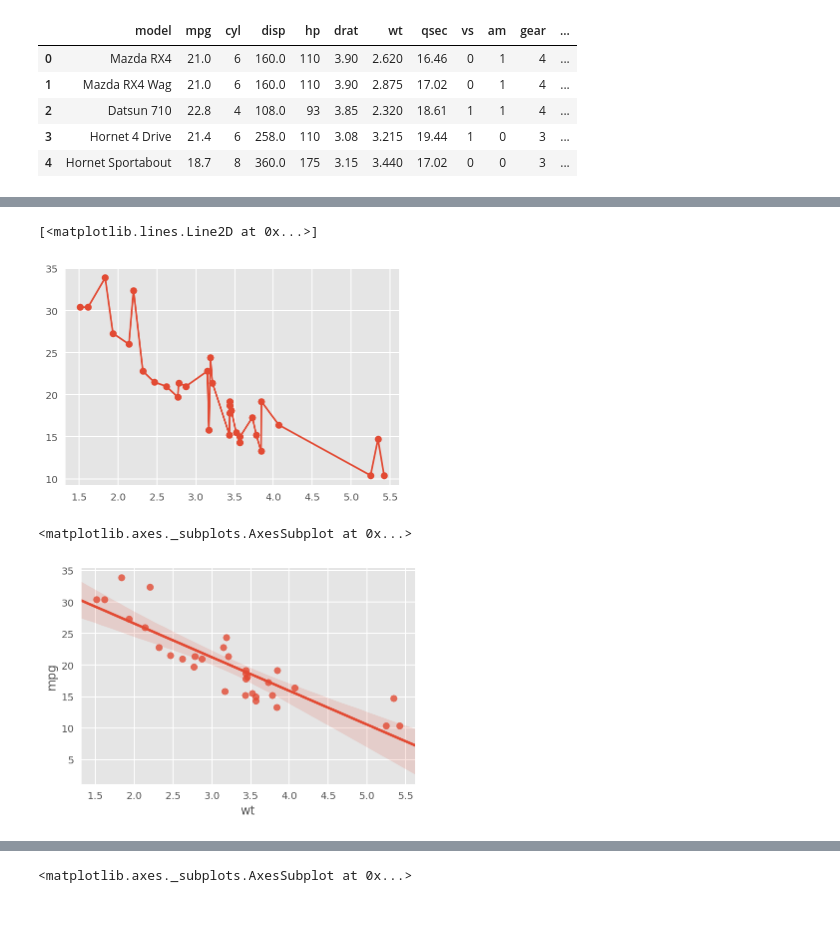
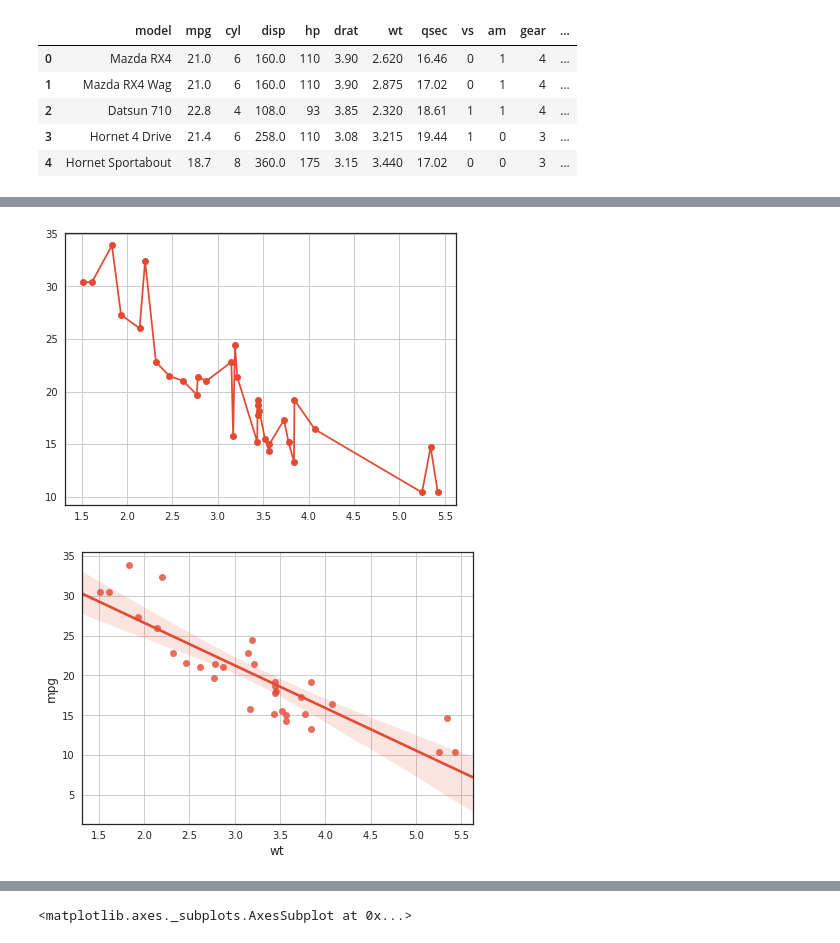
Before and after one commit to stuartzong/notebook, a Jupyter notebook: new_pandas_study.ipynb, the cells around one changed output, grey strips where cells are left out. Cells and saved outputs as stored; diff of their text form; code cells hidden in the pictures; blank space fills up the shorter version.

Commit message:
more notebooks

```diff
--- a/new_pandas_study.ipynb
+++ b/new_pandas_study.ipynb
@@ -481,0 +449,20 @@ plt.close()
+# %%
+# one set of chosen colors
+with plt.style.context("seaborn-whitegrid"):
+    plt.rcParams["axes.edgecolor"] = '0.15'
+    plt.rcParams["axes.linewidth"]  = 1.25
+    fig = plt.figure(facecolor='w')
+    fig, (ax1, ax2) = plt.subplots(2,1, figsize=(6,1))
+
+    clrs1 = ['red', 'green', 'yellow', 'blue', 'orange', 'purple',
+     'cyan', 'magenta', 'lime', 'pink', 'teal', 'lavender', 'brown',
+     'beige', 'maroon', 'olive', 'coral', 'navy', 'grey','#E69F00', 'black']
+
+    ax1.scatter(np.arange(len(clrs1)),[1]*len(clrs1), marker='s',s=200,c=clrs1)
+
+    clrs2 = ["purple", "#E69F00", "#56B4E9", "#009E73", "#F0E442",
+            "#0072B2", "#D55E00", "#CC79A7", "#E41A1C", "#377EB8"]
+    ax2.scatter(np.arange(len(clrs2)),[1]*len(clrs2), marker='s',s=200,c=clrs2)
+
+    plt.show()
+    plt.close()
@@ -528,0 +502,12 @@ pass
+# %%
+f = '/home/szong/projects/development/notebooks/test.csv'
+df.to_csv(f, index=False)
+df = pd.read_csv(f)
+
+# scatter plot
+with plt.style.context("seaborn-whitegrid"):
+    plt.rcParams["axes.edgecolor"] = "0.15"
+    plt.rcParams["axes.linewidth"]  = 1.25
+    fig = plt.figure(facecolor='w')
+    plt.scatter(x = 'wt', y = 'mpg', data = df)
+    pass
@@ -529,16 +516,22 @@ pass
 # %%
 # line plot
-plt.plot('wt', 'mpg', '-o', data = df.sort_values('wt'))
-pass
+with plt.style.context("seaborn-whitegrid"):
+    plt.rcParams["axes.edgecolor"] = "0.15"
+    plt.rcParams["axes.linewidth"]  = 1.25
+    fig = plt.figure(facecolor='w')
+    plt.plot('wt', 'mpg', '-o', data = df.sort_values('wt'))
+    pass
 # %% [output]
-[<matplotlib.lines.Line2D at 0x...>]
-[figure, old version]
+[figure, new version]
 # %%
 # Linear regression
-sns.regplot('wt', 'mpg', data = df)
-pass
+with plt.style.context("seaborn-whitegrid"):
+    plt.rcParams["axes.edgecolor"] = "0.15"
+    plt.rcParams["axes.linewidth"]  = 1.25
+    fig = plt.figure(facecolor='w')
+    sns.regplot('wt', 'mpg', data = df)
+    pass
 # %% [output]
-<matplotlib.axes._subplots.AxesSubplot at 0x...>
-[figure, old version]
+[figure, new version]
 # %%
 # Non-parametric regression
```
Also changed, not shown: parts of 32 cells of this notebook, 8 other files.
